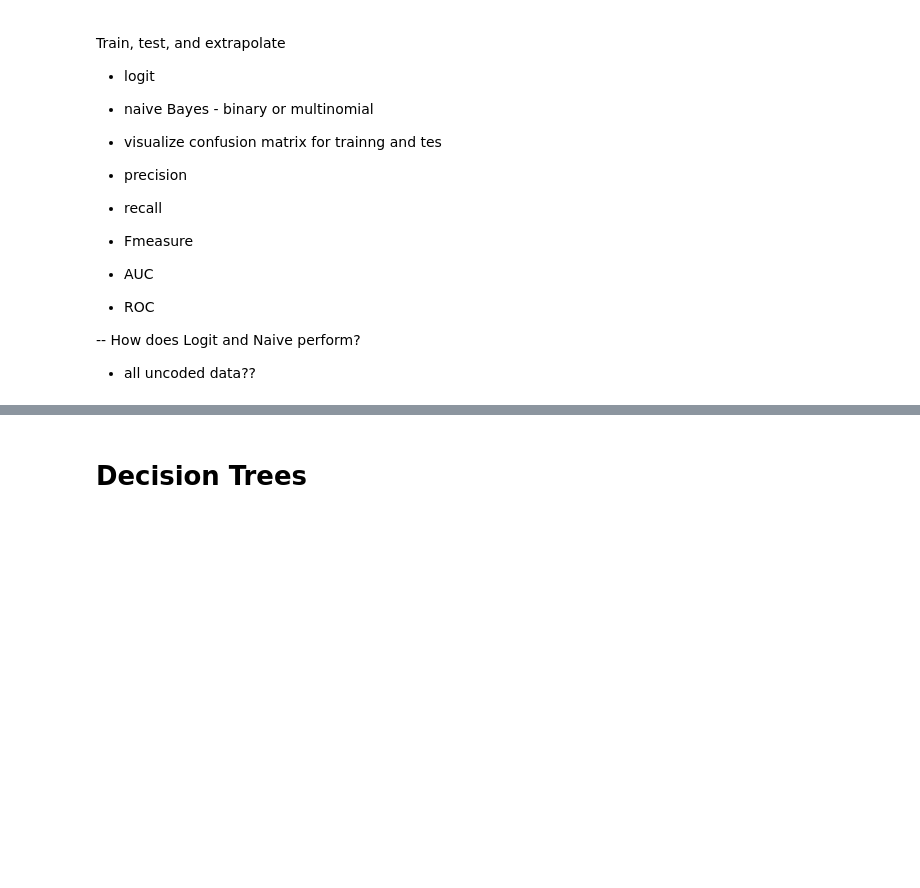
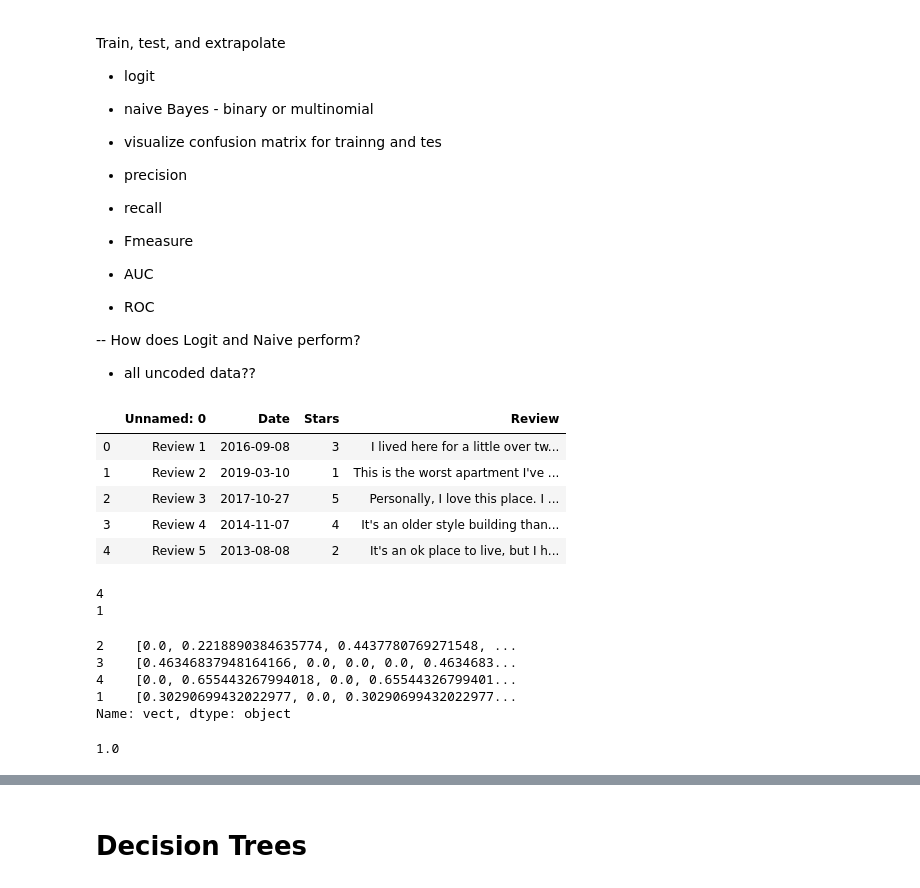
Before and after one commit to rkcatipon/Content-Analysis-2020, a Jupyter notebook: week-3/3-Classification.ipynb, the cells around one changed output, grey strips where cells are left out. Saved outputs shown, nothing was run; the diff lists cells and outputs as text; code cells hidden in the pictures; blank space fills up the shorter version.

```diff
--- a/week-3/3-Classification.ipynb
+++ b/week-3/3-Classification.ipynb
@@ -978,0 +992,11 @@ Train, test, and extrapolate
+# %%
+# read Yelp review as df
+yelp_reviews = pandas.read_excel("Yelp-Reviews.xlsx")
+yelp_reviews
+# %% [output]
+|  | Unnamed: 0 | Date | Stars | Review |
+| 0 | Review 1 | 2016-09-08 | 3 | I lived here for a little over tw... |
+| 1 | Review 2 | 2019-03-10 | 1 | This is the worst apartment I've ... |
+| 2 | Review 3 | 2017-10-27 | 5 | Personally, I love this place. I ... |
+| 3 | Review 4 | 2014-11-07 | 4 | It's an older style building than... |
+| 4 | Review 5 | 2013-08-08 | 2 | It's an ok place to live, but I h... |
@@ -978,0 +1008,30 @@ Train, test, and extrapolate
+# %%
+# train/test split
+holdBackFraction = .2
+train_yelp_df, test_yelp_df = lucem_illud_2020.trainTestSplit(yelp_reviews, holdBackFraction=holdBackFraction)
+
+print(len(train_yelp_df))
+print(len(test_yelp_df))
+# %% [output]
+4
+1
+# %%
+# tf-idf matrix
+TFVectorizer = sklearn.feature_extraction.text.TfidfVectorizer(max_df=100, min_df=2, stop_words='english', norm='l2')
+TFVects = TFVectorizer.fit_transform(train_yelp_df['Review'])
+
+train_yelp_df['vect'] = [np.array(v).flatten() for v in TFVects.todense()]
+
+train_yelp_df['vect']
+# %% [output]
+2    [0.0, 0.2218890384635774, 0.4437780769271548, ...
+3    [0.46346837948164166, 0.0, 0.0, 0.0, 0.4634683...
+4    [0.0, 0.655443267994018, 0.0, 0.65544326799401...
+1    [0.30290699432022977, 0.0, 0.30290699432022977...
+Name: vect, dtype: object
+# %%
+logistic_l1= sklearn.linear_model.LogisticRegression(penalty='l2')
+logistic_l1.fit(np.stack(train_yelp_df['vect'], axis=0), train_yelp_df['Review'])
+print(logistic_l1.score(np.stack(train_yelp_df['vect'], axis=0), train_yelp_df['Review']))
+# %% [output]
+1.0
```
Also changed, not shown: parts of 23 cells of this notebook.
